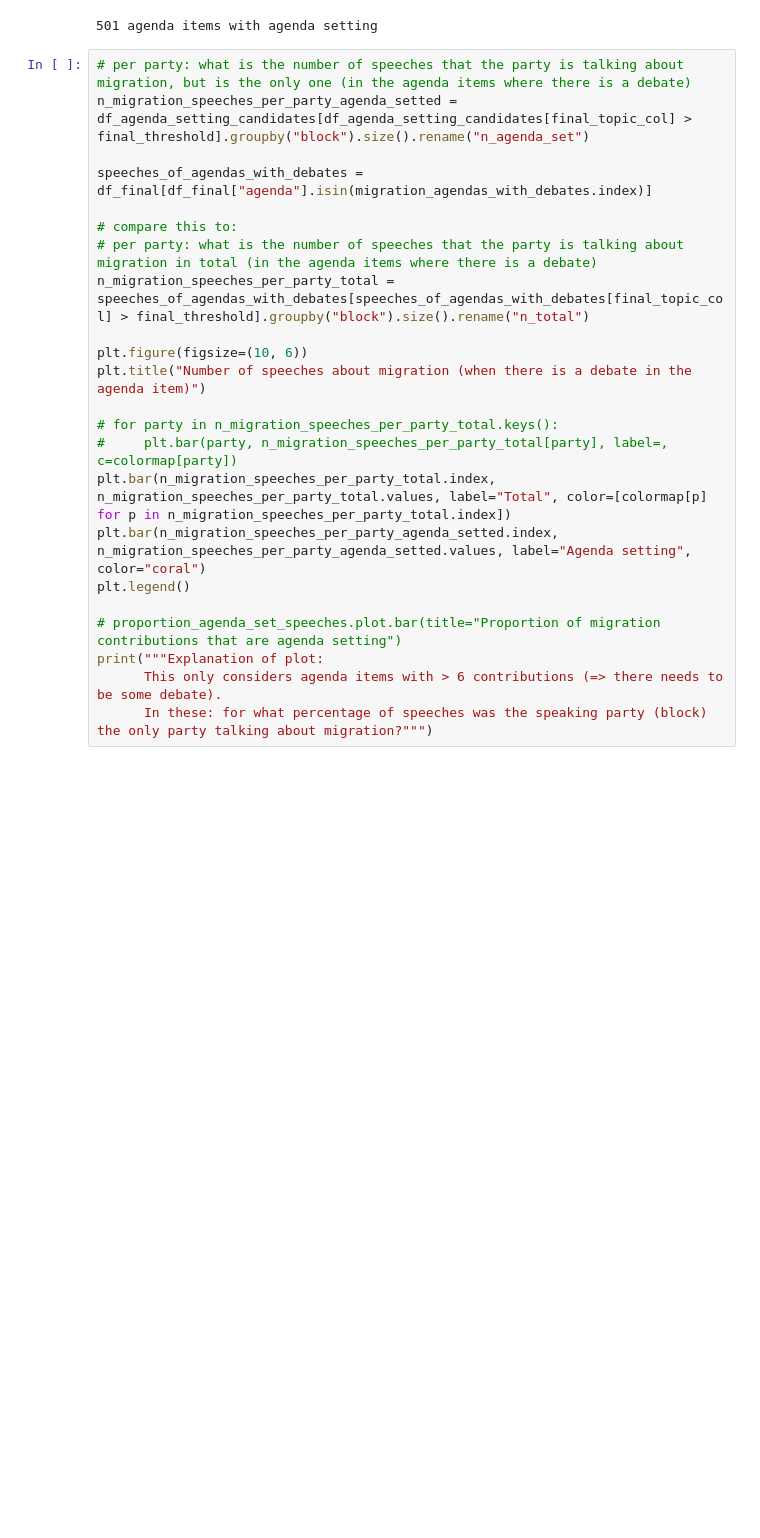
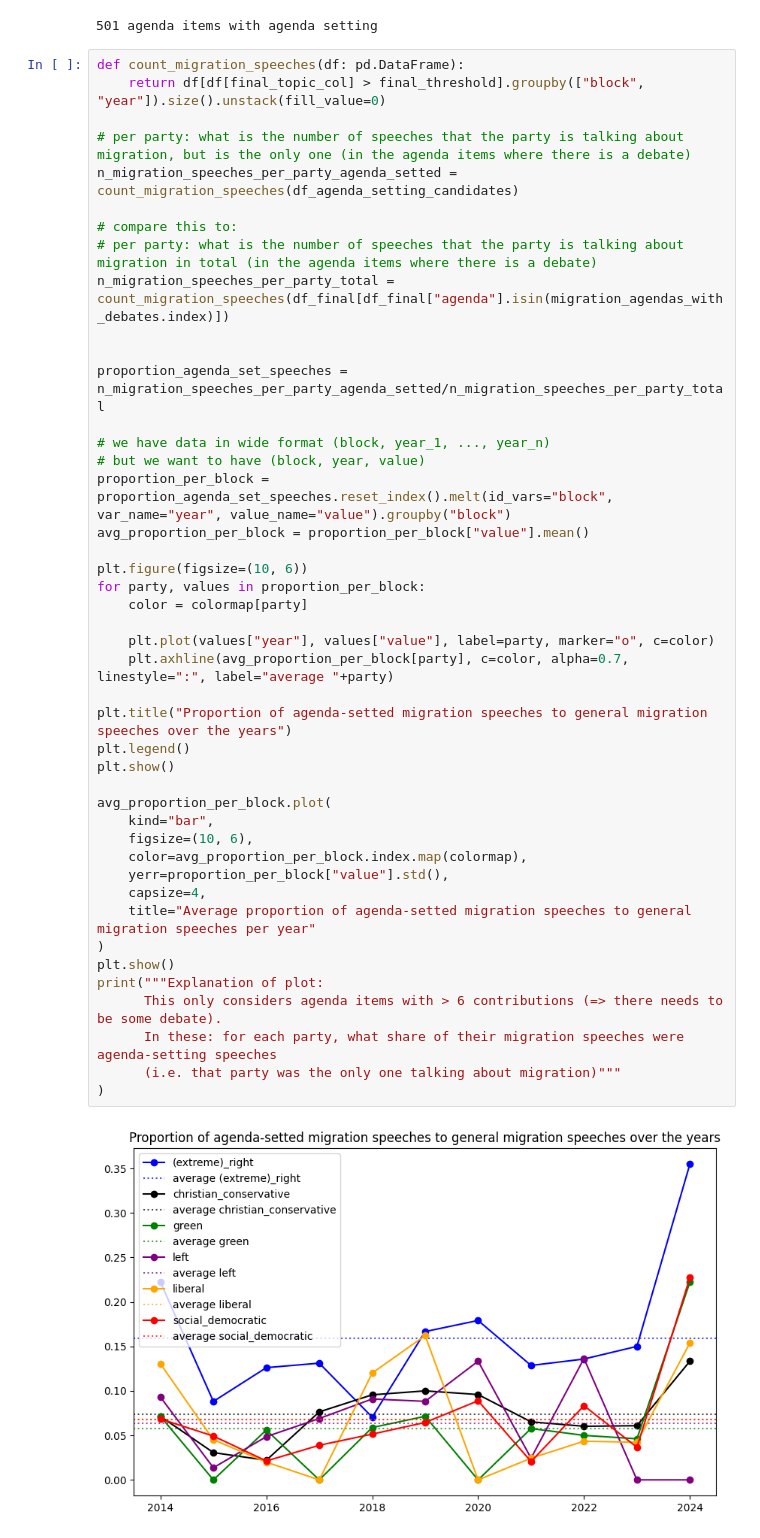
Before and after one commit to derkleinejakob/dataliteracy25, a Jupyter notebook: analyses/agenda_setting.ipynb, the cells around one changed output. Cells and saved outputs as stored; diff of their text form; blank space fills up the shorter version.

```diff
--- a/analyses/agenda_setting.ipynb
+++ b/analyses/agenda_setting.ipynb
@@ -253,26 +274,48 @@ print(len(agenda_items_with_agenda_setting),"agenda items with agenda setting")
 # %% [output]
 501 agenda items with agenda setting
 # %%
+def count_migration_speeches(df: pd.DataFrame):
+    return df[df[final_topic_col] > final_threshold].groupby(["block", "year"]).size().unstack(fill_value=0)
+
 # per party: what is the number of speeches that the party is talking about migration, but is the only one (in the agenda items where there is a debate)
-n_migration_speeches_per_party_agenda_setted = df_agenda_setting_candidates[df_agenda_setting_candidates[final_topic_col] > final_threshold].groupby("block").size().rename("n_agenda_set")
-
-speeches_of_agendas_with_debates = df_final[df_final["agenda"].isin(migration_agendas_with_debates.index)]
+n_migration_speeches_per_party_agenda_setted = count_migration_speeches(df_agenda_setting_candidates)
 
 # compare this to:
 # per party: what is the number of speeches that the party is talking about migration in total (in the agenda items where there is a debate)
-n_migration_speeches_per_party_total = speeches_of_agendas_with_debates[speeches_of_agendas_with_debates[final_topic_col] > final_threshold].groupby("block").size().rename("n_total")
+n_migration_speeches_per_party_total = count_migration_speeches(df_final[df_final["agenda"].isin(migration_agendas_with_debates.index)])
+
+
+proportion_agenda_set_speeches = n_migration_speeches_per_party_agenda_setted/n_migration_speeches_per_party_total
+
+# we have data in wide format (block, year_1, ..., year_n)
+# but we want to have (block, year, value)
+proportion_per_block = proportion_agenda_set_speeches.reset_index().melt(id_vars="block", var_name="year", value_name="value").groupby("block")
+avg_proportion_per_block = proportion_per_block["value"].mean()
 
 plt.figure(figsize=(10, 6))
-plt.title("Number of speeches about migration (when there is a debate in the agenda item)")
+for party, values in proportion_per_block:
+    color = colormap[party]
 
-# for party in n_migration_speeches_per_party_total.keys():
-#     plt.bar(party, n_migration_speeches_per_party_total[party], label=, c=colormap[party])
-plt.bar(n_migration_speeches_per_party_total.index, n_migration_speeches_per_party_total.values, label="Total", color=[colormap[p] for p in n_migration_speeches_per_party_total.index])
-plt.bar(n_migration_speeches_per_party_agenda_setted.index, n_migration_speeches_per_party_agenda_setted.values, label="Agenda setting", color="coral")
+    plt.plot(values["year"], values["value"], label=party, marker="o", c=color)
+    plt.axhline(avg_proportion_per_block[party], c=color, alpha=0.7, linestyle=":", label="average "+party)
+
+plt.title("Proportion of agenda-setted migration speeches to general migration speeches over the years")
 plt.legend()
+plt.show()
 
-# proportion_agenda_set_speeches.plot.bar(title="Proportion of migration contributions that are agenda setting")
+avg_proportion_per_block.plot(
+    kind="bar",
+    figsize=(10, 6),
+    color=avg_proportion_per_block.index.map(colormap),
+    yerr=proportion_per_block["value"].std(),
+    capsize=4,
+    title="Average proportion of agenda-setted migration speeches to general migration speeches per year"
+)
+plt.show()
 print("""Explanation of plot:
       This only considers agenda items with > 6 contributions (=> there needs to be some debate).
-      In these: for what percentage of speeches was the speaking party (block) the only party talking about migration?""")
+      In these: for each party, what share of their migration speeches were agenda-setting speeches
+      (i.e. that party was the only one talking about migration)"""
+)
 # %% [output]
+[figure, new version]
```
Also changed, not shown: parts of 22 cells of this notebook.
